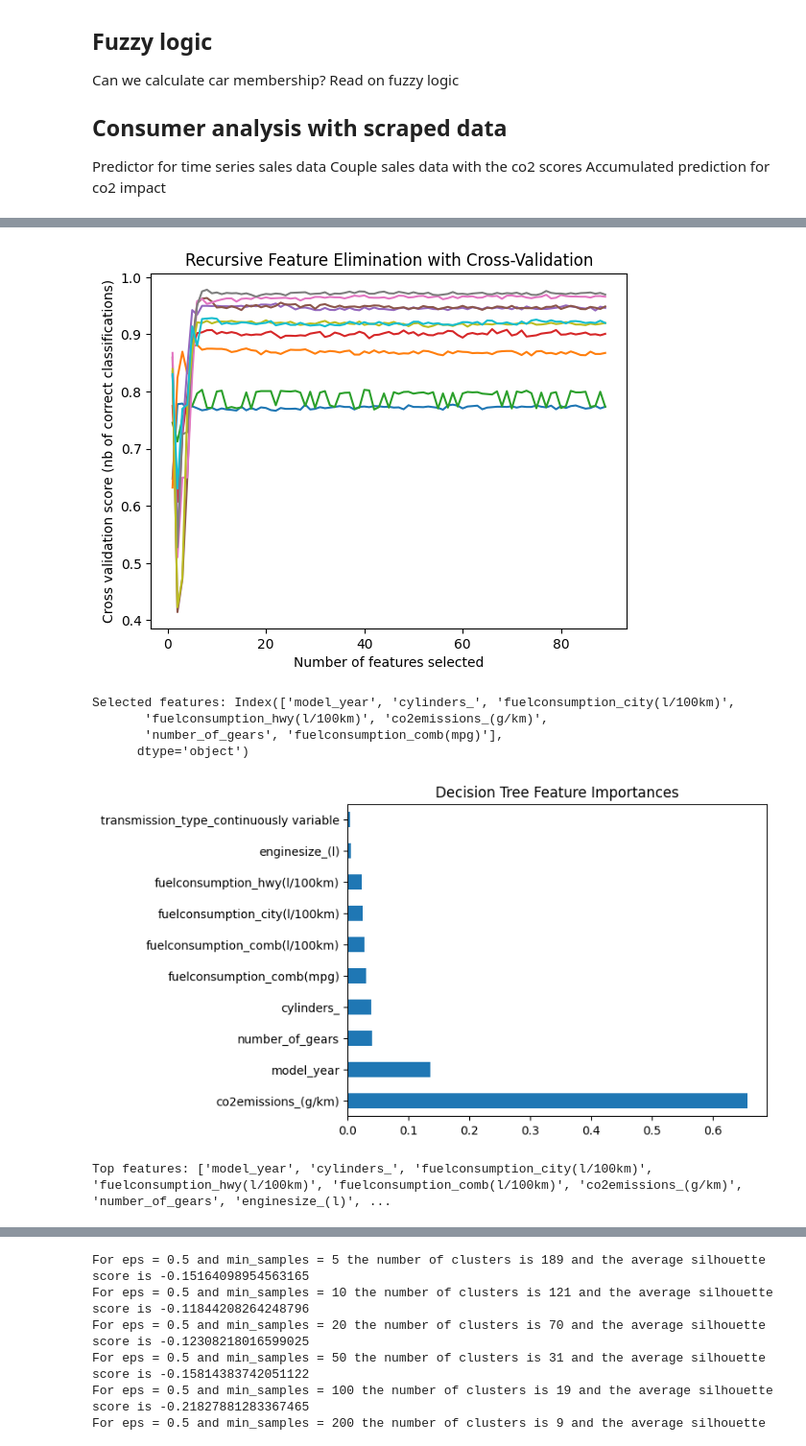
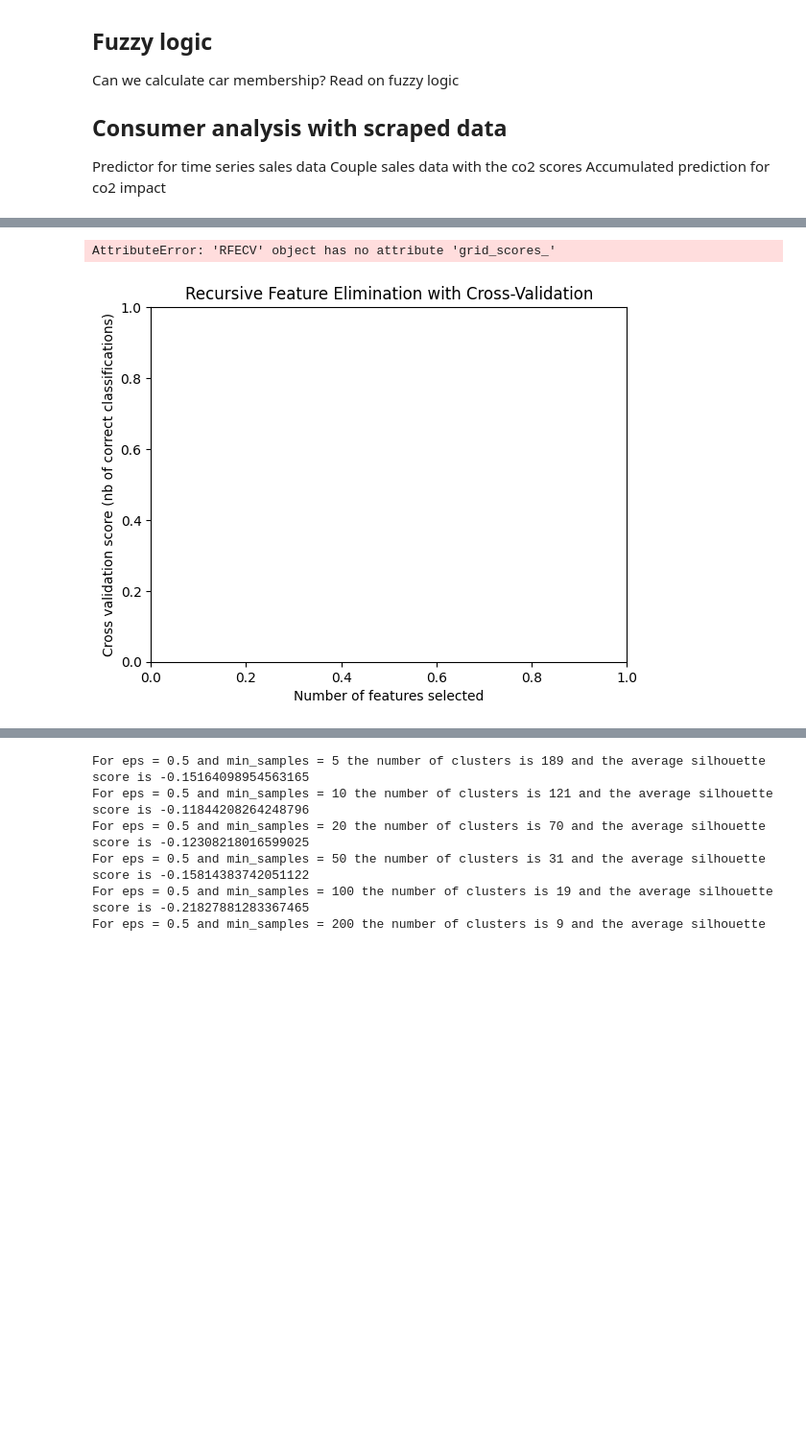
Before and after one commit to lfunderburk/machine-learning-capstone, a Jupyter notebook: notebooks/unsupervised-learning.ipynb, the cells around one changed output, grey strips where cells are left out. Shown at 96% size. Drawn from its saved outputs; the diff is of its cells as text; code cells hidden in the pictures; blank space fills up the shorter version.

Commit message:
clustering merged data

```diff
--- a/notebooks/unsupervised-learning.ipynb
+++ b/notebooks/unsupervised-learning.ipynb
@@ -61,8 +61,3 @@ from sklearn.tree import DecisionTreeClassifier
 
 sys.path.append(os.path.abspath(os.path.join('..','./data/', './clean-data/')))
 sys.path.append(os.path.abspath(os.path.join('..','./scripts/')))
-# %%
-# Load the dataset into a pandas DataFrame
-df = pd.read_csv(Path("../data/predicted-data/","predicted_co2_rating.csv"))
-
-df.info()
@@ -86,0 +97,16 @@ memory usage: 4.3+ MB
+# %%
+df = pd.concat([fuel_df, hybrid_df, electric_df], axis=0, ignore_index=True)
+
+# move vehicle_id to the first column
+cols = df.columns.tolist()
+
+# obtain position of vehicle_id column from cols
+vehicle_id_index = cols.index('vehicle_id')
+
+# move vehicle_id to the first column
+cols = [cols[vehicle_id_index]] + cols[:vehicle_id_index] + cols[vehicle_id_index+1:]
+
+df = df[cols]
+
+# fill missing values with 0
+df.fillna(0, inplace=True)
@@ -95,45 +127,33 @@ df_num = df[num_cols]
 
 # Combine the numerical and one-hot encoded categorical dataframes
 df_processed = pd.concat([df_num, df_cat], axis=1)
 
 # Perform recursive feature elimination to select the most important features
-X = df_processed.drop(["predicted_co2_rating", "original_co2r", "id"], axis=1)
+X = df_processed.drop(["predicted_co2_rating"], axis=1)
 y = df_processed["predicted_co2_rating"]
 
 dt = DecisionTreeClassifier(random_state=42)
 rfecv = RFECV(estimator=dt, cv=10)
 rfecv.fit(X, y)
 
-# Plot the number of features vs. cross-validation scores
-plt.figure()
-plt.title('Recursive Feature Elimination with Cross-Validation')
-plt.xlabel("Number of features selected")
-plt.ylabel("Cross validation score (nb of correct classifications)")
-plt.plot(range(1, len(rfecv.grid_scores_) + 1), rfecv.grid_scores_)
-plt.show()
 
 # Print the most important features
 print("Selected features:", X.columns[rfecv.support_])
 
 # Fit a decision tree and get feature importances
 dt.fit(X, y)
 feat_importances = pd.Series(dt.feature_importances_, index=X.columns)
 
 # Plot the feature importances
 plt.figure()
 plt.title('Decision Tree Feature Importances')
 feat_importances.nlargest(10).plot(kind='barh')
 plt.show()
 
 # Select the top 5 most important features
 threshold = feat_importances.nlargest(10).min()
 top_features = feat_importances[feat_importances >= threshold].index.tolist()
 print("Top features:", top_features)
 # %% [output]
+AttributeError: 'RFECV' object has no attribute 'grid_scores_'
-[figure, old version]
+[figure, new version]
-Selected features: Index(['model_year', 'cylinders_', 'fuelconsumption_city(l/100km)',
-       'fuelconsumption_hwy(l/100km)', 'co2emissions_(g/km)',
-       'number_of_gears', 'fuelconsumption_comb(mpg)'],
-      dtype='object')
-[figure, removed]
-Top features: ['model_year', 'cylinders_', 'fuelconsumption_city(l/100km)', 'fuelconsumption_hwy(l/100km)', 'fuelconsumption_comb(l/100km)', 'co2emissions_(g/km)', 'number_of_gears', 'enginesize_(l)', ...
```
Also changed, not shown: parts of 6 cells of this notebook, 3 other files.
